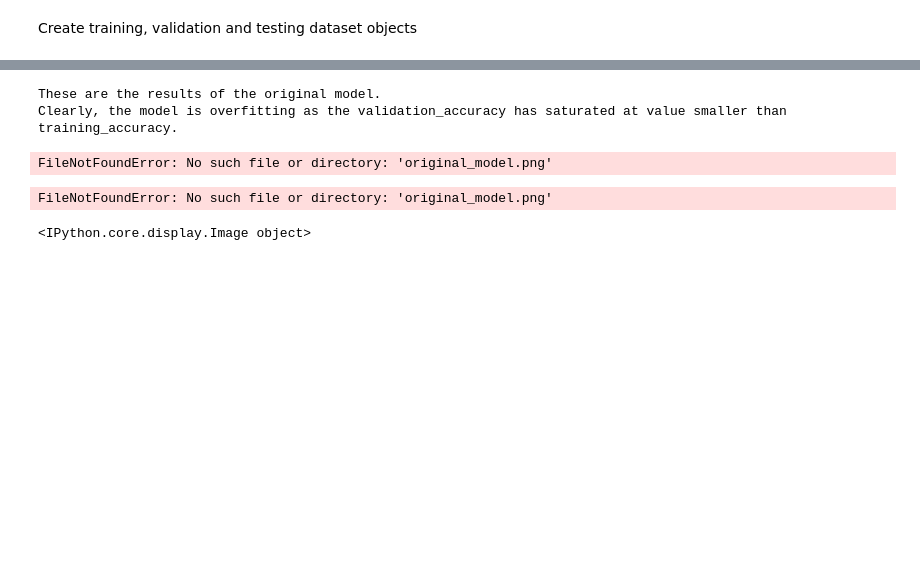
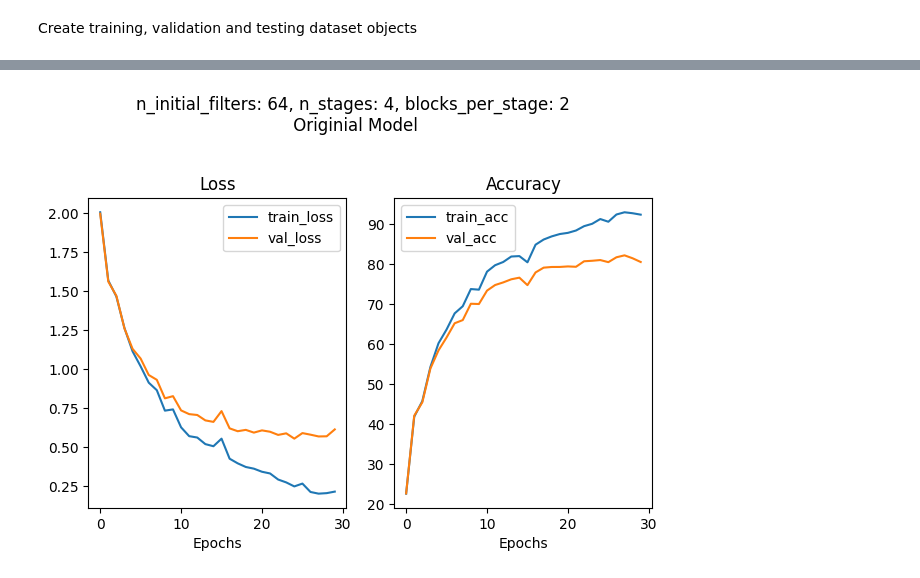
Before and after one commit to AnanthKandala/ai-science-training-series, a Jupyter notebook: homework/hw3.ipynb, the cells around one changed output, grey strips where cells are left out. Saved outputs shown, nothing was run; the diff lists cells and outputs as text; code cells hidden in the pictures; blank space fills up the shorter version.

```diff
--- a/homework/hw3.ipynb
+++ b/homework/hw3.ipynb
@@ -27,5 +17,10 @@ Training loop
 # %%
 %%time
+n_initial_filters = 64; n_stages = 4; blocks_per_stage = 2
+model = Classifier(n_initial_filters, n_stages, blocks_per_stage)
+model.to(dev)
+loss_fn = nn.CrossEntropyLoss()
+optimizer = torch.optim.AdamW(model.parameters(), lr=1e-3, weight_decay=0.01)
 epochs = 30
 cols = ["train_loss", "train_acc", "val_loss", "val_acc"]
 training_frame = {col: [] for col in cols}
@@ -40,12 +53,17 @@ for j in range(epochs):
 # %%
 training_frame = pd.DataFrame(training_frame)
+string = """These are the results of the original model.
+Clearly, the model is overfitting as the validation_accuracy has saturated at value much smaller than training_accuracy."""
 fig, axs = plt.subplots(ncols=2)
 title = f"n_initial_filters: {n_initial_filters}, n_stages: {n_stages}, blocks_per_stage: {blocks_per_stage}"
-title += "\n conv_filter_size reduced to 7 -> 3, increased initial stride: 1 -> 2, added a lr scheduler\n"
+title += f"\n Originial Model\n"
+# title += "\n conv_filter_size reduced to 7 -> 3, increased initial stride: 1 -> 2, added a lr scheduler\n"
 plt.suptitle(title)
 training_frame.plot(y=["train_loss", "val_loss"], ax=axs[0], xlabel='Epochs', title="Loss")
 training_frame.plot(y=["train_acc", "val_acc"], ax=axs[1], xlabel='Epochs', title="Accuracy")
 plt.tight_layout()
 plt.show(fig)
-plot = f'nif={n_initial_filters}_nstg={n_stages}_blks={blocks_per_stage}_lr_schedule'
+plot = f'nif={n_initial_filters}_nstg={n_stages}_blks={blocks_per_stage}'
 fig.savefig(f'{plot}.png')
+# %% [output]
+[figure, added]
@@ -63,16 +70,3 @@ fig.savefig(f'{plot}.png')
-# %%
-#original model
-# 64, 4, 2
-string = """These are the results of the original model.
-Clearly, the model is overfitting as the validation_accuracy has saturated at value smaller than training_accuracy."""
-print(string)
-Image("original_model.png")
-# %% [output]
-These are the results of the original model.
-Clearly, the model is overfitting as the validation_accuracy has saturated at value smaller than training_accuracy.
-FileNotFoundError: No such file or directory: 'original_model.png'
-FileNotFoundError: No such file or directory: 'original_model.png'
-<IPython.core.display.Image object>
 # %%
 #num_initial_filers halved, num_stages halved
 string = """To reduce overfitting, we reduce the num_parameters in the model by:
```
Also changed, not shown: parts of 9 cells of this notebook, 2 other files.
